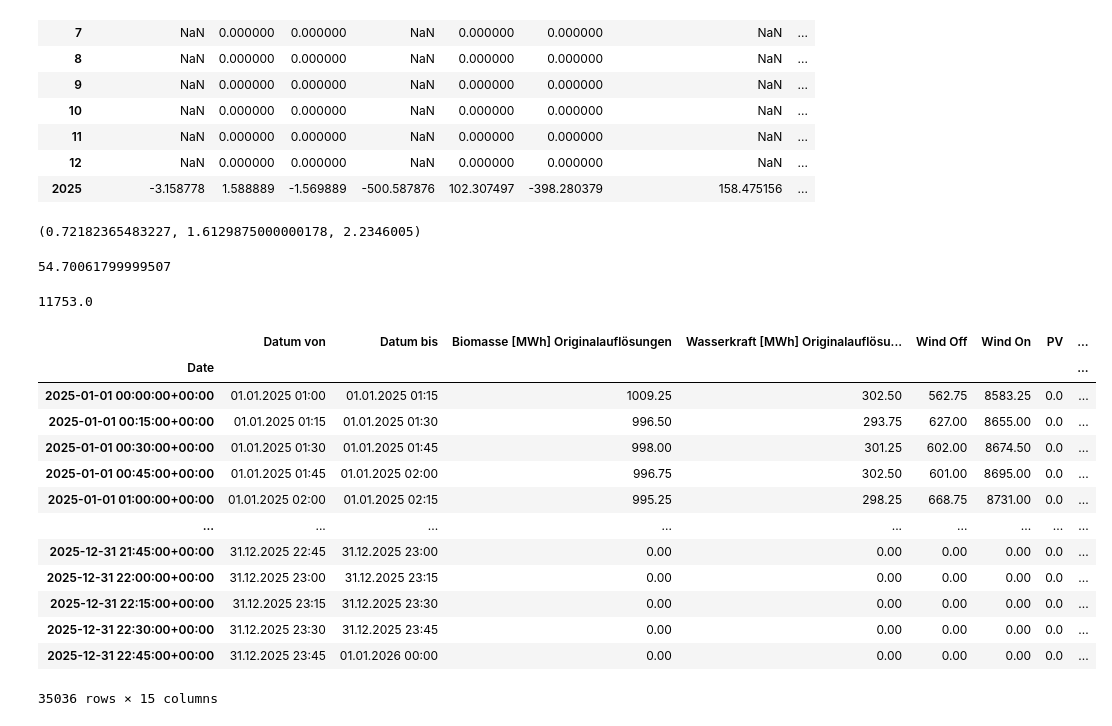
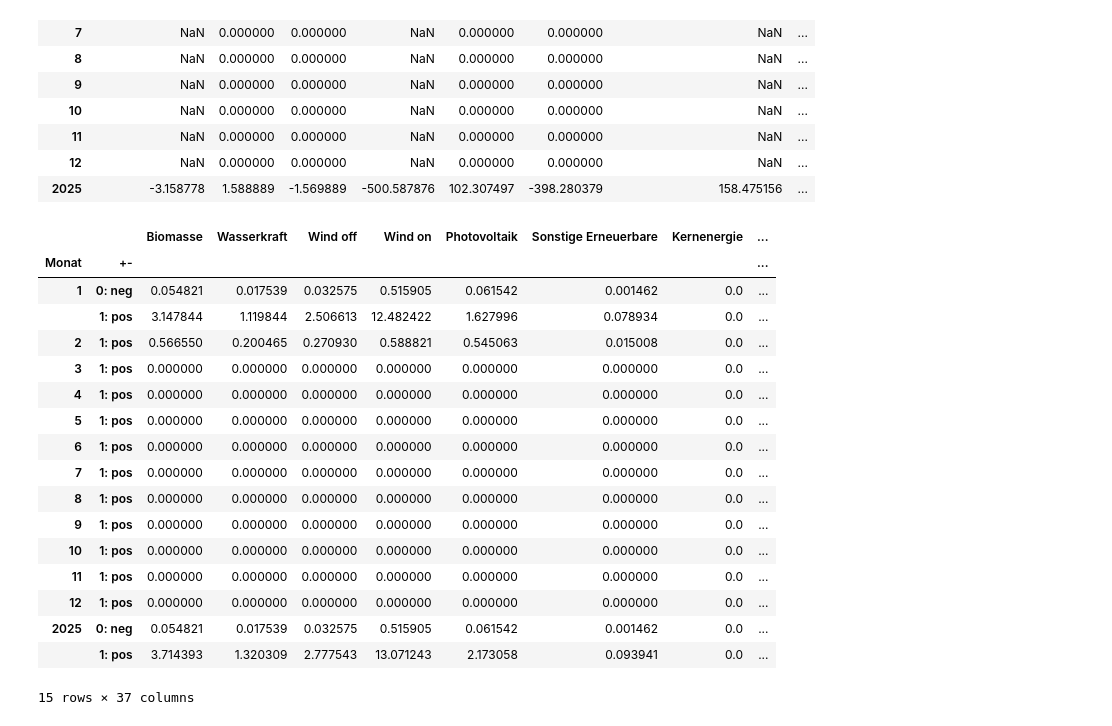
Before and after one commit to strubbi77/breisgauwind, a Jupyter notebook: 2024 Strom DE.ipynb, the cells around one changed output. Saved outputs shown, nothing was run; the diff lists cells and outputs as text; code cells hidden in the pictures.

```diff
--- a/2024 Strom DE.ipynb
+++ b/2024 Strom DE.ipynb
@@ -112,34 +126,52 @@ Stromerzeugung=Stromerzeugung.rename(columns={'Wind Offshore [MWh] Originalaufl
+# %%
+piv=[]
+for cur in replace:
+    sm=replace[cur]
+    Stromerzeugung[sm+' Wert Mio €']=Stromerzeugung['Preis']*Stromerzeugung[sm]/1000000
+    Stromerzeugung[sm]=Stromerzeugung[sm]/1000000
+    piv=piv+[sm,sm+' Wert Mio €']
+Stromerzeugung['+-']=(np.where(Stromerzeugung['Preis']<0,'0: neg','1: pos'))
 # %%
-pv=Stromerzeugung['PV']/1000000
-divi=3
-x=sum(pv)
-y=sum(np.where(pv>max(pv)/divi,max(pv)/divi,pv))
-z=y/x
-z,y,x
+df=Stromerzeugung.reset_index()
+df['Monat']=df['Date'].dt.month
+df['Jahr']=df['Date'].dt.year
+#df=df.drop(columns=['Date','Datum von','Datum bis','Jahr','Datum','Preis'], axis=1)
+df_mon=df.groupby(['Monat','+-']).sum(numeric_only=True)
+df_jahr  =df.groupby(['Jahr','+-']).sum(numeric_only=True).rename_axis(index={'Jahr':'Monat'})
+
+df_mon=df_mon.drop(columns=('Jahr'), axis=1)
+df_jahr=df_jahr.drop(columns=('Monat'), axis=1)
+
+df_erg=pd.concat([df_mon,df_jahr])
+
+for cur in replace:
+    sm=replace[cur]
+    df_erg[sm+' €/MWh']=df_erg[sm+' Wert Mio €']/df_erg[sm]
+
+
+#Strom_ez=pd.pivot_table(df,index='Monat', columns=['+-'],values=piv, aggfunc='sum',margins=True,margins_name=jahr)
+#Strom_ez=Strom_ez.join(Strom[['Wert Mio €']].div(Strom['Nettoexport [TWh]']).rename(columns={'Wert Mio €':'Durchschnittspreis [€/MWh]'}))
+#Strom_ez=Strom_ez.drop(columns=('Durchschnittspreis [€/MWh]',jahr), axis=1)
-# %% [output]
-(0.72182365483227, 1.6129875000000178, 2.2346005)
 # %%
-sum(np.where(pv>max(pv)/2,max(pv)/2,pv))
+df_erg.to_csv('test.csv')
-# %% [output]
-54.70061799999507
-# %%
-max(Stromerzeugung['PV'])
-# %% [output]
-11753.0
 # %%
-Stromerzeugung
+df_erg
 # %% [output]
-|  | Datum von | Datum bis | Biomasse [MWh] Originalauflösungen | Wasserkraft [MWh] Originalauflösu... | Wind Off | Wind On | PV | ... |
-| Date |  |  |  |  |  |  |  | ... |
-| 2025-01-01 00:00:00+00:00 | 01.01.2025 01:00 | 01.01.2025 01:15 | 1009.25 | 302.50 | 562.75 | 8583.25 | 0.0 | ... |
-| 2025-01-01 00:15:00+00:00 | 01.01.2025 01:15 | 01.01.2025 01:30 | 996.50 | 293.75 | 627.00 | 8655.00 | 0.0 | ... |
-| 2025-01-01 00:30:00+00:00 | 01.01.2025 01:30 | 01.01.2025 01:45 | 998.00 | 301.25 | 602.00 | 8674.50 | 0.0 | ... |
-| 2025-01-01 00:45:00+00:00 | 01.01.2025 01:45 | 01.01.2025 02:00 | 996.75 | 302.50 | 601.00 | 8695.00 | 0.0 | ... |
-| 2025-01-01 01:00:00+00:00 | 01.01.2025 02:00 | 01.01.2025 02:15 | 995.25 | 298.25 | 668.75 | 8731.00 | 0.0 | ... |
-| ... | ... | ... | ... | ... | ... | ... | ... | ... |
-| 2025-12-31 21:45:00+00:00 | 31.12.2025 22:45 | 31.12.2025 23:00 | 0.00 | 0.00 | 0.00 | 0.00 | 0.0 | ... |
-| 2025-12-31 22:00:00+00:00 | 31.12.2025 23:00 | 31.12.2025 23:15 | 0.00 | 0.00 | 0.00 | 0.00 | 0.0 | ... |
-| 2025-12-31 22:15:00+00:00 | 31.12.2025 23:15 | 31.12.2025 23:30 | 0.00 | 0.00 | 0.00 | 0.00 | 0.0 | ... |
-| 2025-12-31 22:30:00+00:00 | 31.12.2025 23:30 | 31.12.2025 23:45 | 0.00 | 0.00 | 0.00 | 0.00 | 0.0 | ... |
-| 2025-12-31 22:45:00+00:00 | 31.12.2025 23:45 | 01.01.2026 00:00 | 0.00 | 0.00 | 0.00 | 0.00 | 0.0 | ... |
+|  |  | Biomasse | Wasserkraft | Wind off | Wind on | Photovoltaik | Sonstige Erneuerbare | Kernenergie | ... |
+| Monat | +- |  |  |  |  |  |  |  | ... |
+| 1 | 0: neg | 0.054821 | 0.017539 | 0.032575 | 0.515905 | 0.061542 | 0.001462 | 0.0 | ... |
+|  | 1: pos | 3.147844 | 1.119844 | 2.506613 | 12.482422 | 1.627996 | 0.078934 | 0.0 | ... |
+| 2 | 1: pos | 0.566550 | 0.200465 | 0.270930 | 0.588821 | 0.545063 | 0.015008 | 0.0 | ... |
+| 3 | 1: pos | 0.000000 | 0.000000 | 0.000000 | 0.000000 | 0.000000 | 0.000000 | 0.0 | ... |
+| 4 | 1: pos | 0.000000 | 0.000000 | 0.000000 | 0.000000 | 0.000000 | 0.000000 | 0.0 | ... |
+| 5 | 1: pos | 0.000000 | 0.000000 | 0.000000 | 0.000000 | 0.000000 | 0.000000 | 0.0 | ... |
+| 6 | 1: pos | 0.000000 | 0.000000 | 0.000000 | 0.000000 | 0.000000 | 0.000000 | 0.0 | ... |
+| 7 | 1: pos | 0.000000 | 0.000000 | 0.000000 | 0.000000 | 0.000000 | 0.000000 | 0.0 | ... |
+| 8 | 1: pos | 0.000000 | 0.000000 | 0.000000 | 0.000000 | 0.000000 | 0.000000 | 0.0 | ... |
+| 9 | 1: pos | 0.000000 | 0.000000 | 0.000000 | 0.000000 | 0.000000 | 0.000000 | 0.0 | ... |
+| 10 | 1: pos | 0.000000 | 0.000000 | 0.000000 | 0.000000 | 0.000000 | 0.000000 | 0.0 | ... |
+| 11 | 1: pos | 0.000000 | 0.000000 | 0.000000 | 0.000000 | 0.000000 | 0.000000 | 0.0 | ... |
+| 12 | 1: pos | 0.000000 | 0.000000 | 0.000000 | 0.000000 | 0.000000 | 0.000000 | 0.0 | ... |
+| 2025 | 0: neg | 0.054821 | 0.017539 | 0.032575 | 0.515905 | 0.061542 | 0.001462 | 0.0 | ... |
+|  | 1: pos | 3.714393 | 1.320309 | 2.777543 | 13.071243 | 2.173058 | 0.093941 | 0.0 | ... |
-35036 rows × 15 columns
+15 rows × 37 columns
```
Also changed, not shown: parts of 1 cell of this notebook.
